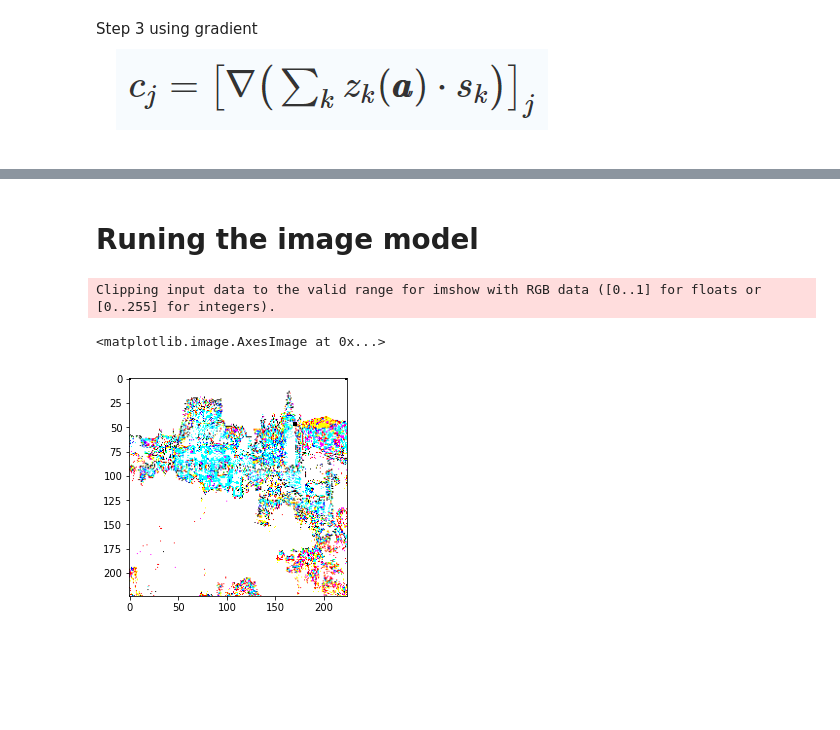
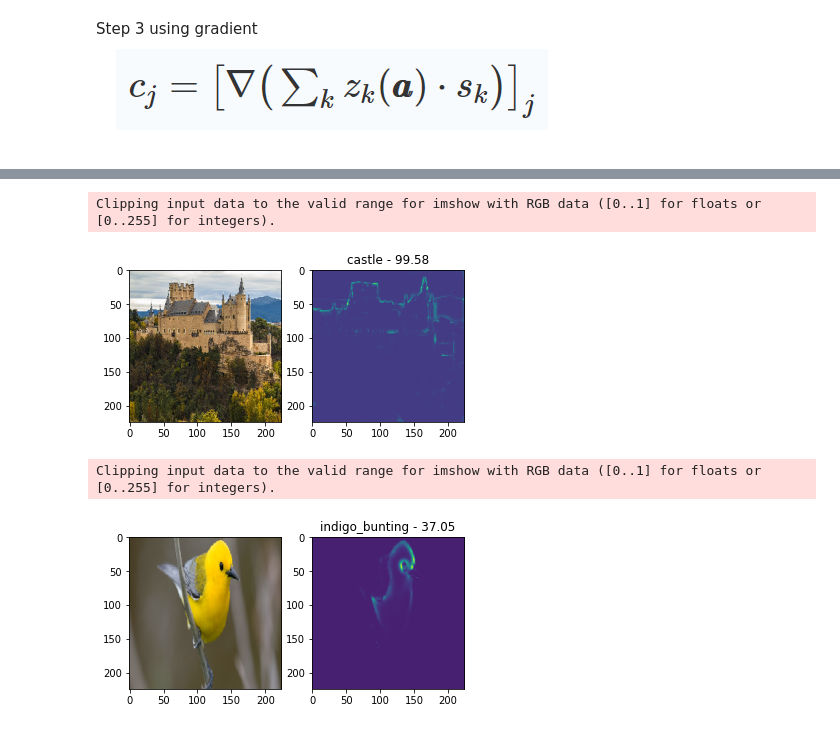
Before and after one commit to DynamicFlash/Layerwise_relevance_propogation_tf, a Jupyter notebook: SDC_explainable.ipynb, the cells around one changed output, grey strips where cells are left out. Cells and saved outputs as stored; diff of their text form; code cells hidden in the pictures; blank space fills up the shorter version.

```diff
--- a/SDC_explainable.ipynb
+++ b/SDC_explainable.ipynb
@@ -350,5 +318,0 @@ urllib.request.urlretrieve(url, "Castle.jpg")
-# %%
-from keras.preprocessing.image import load_img
-
-# load an image from file
-image = load_img('Castle.jpg', target_size=(224, 224))
@@ -362,5 +318,0 @@ Process the image
-# %%
-from keras.preprocessing.image import img_to_array
-import numpy as np
-
-image = img_to_array(image)
@@ -372,3 +318,0 @@ plt.imshow(image)
-# %%
-image = image.reshape((1, image.shape[0], image.shape[1], image.shape[2]))
-image = preprocess_input(image)
@@ -401,9 +319,28 @@ def gamma_correction(image, gamma=0.2, minamp=0, maxamp=None):
-# %% [markdown]
-# Runing the image model
-# %%
-lrp_img = LRP_model([image, ])[0]
-plt.imshow(lrp_img[0])
-# %% [output]
-Clipping input data to the valid range for imshow with RGB data ([0..1] for floats or [0..255] for integers).
-<matplotlib.image.AxesImage at 0x...>
-[figure, removed]
+# %%
+def XAI_plot(image_path, XAI ):
+    image = load_img(image_path, target_size=(224, 224))
+    image_array = img_to_array(image)
+    XAI_img1 = XAI.run(image_array)
+
+    y = model.predict(np.expand_dims(image_array, axis=0))
+    label = decode_predictions(y)
+    label = label[0][0]
+
+    plt.subplot(1, 2, 1)
+    plt.imshow(image)
+
+    plt.subplot(1, 2, 2)
+    plt.imshow(image_array)
+    plt.title(f"{label[1]} - {round(label[2]*100, 2)}")
+
+    plt.imshow(XAI_img1)
+# %%
+XAI_plot(image_path='Castle.jpg' , XAI = lrp )
+# %% [output]
+Clipping input data to the valid range for imshow with RGB data ([0..1] for floats or [0..255] for integers).
+[figure, added]
+# %%
+XAI_plot(image_path='bird.jpg' , XAI = lrp )
+# %% [output]
+Clipping input data to the valid range for imshow with RGB data ([0..1] for floats or [0..255] for integers).
+[figure, added]
```
Also changed, not shown: parts of 26 cells of this notebook.
